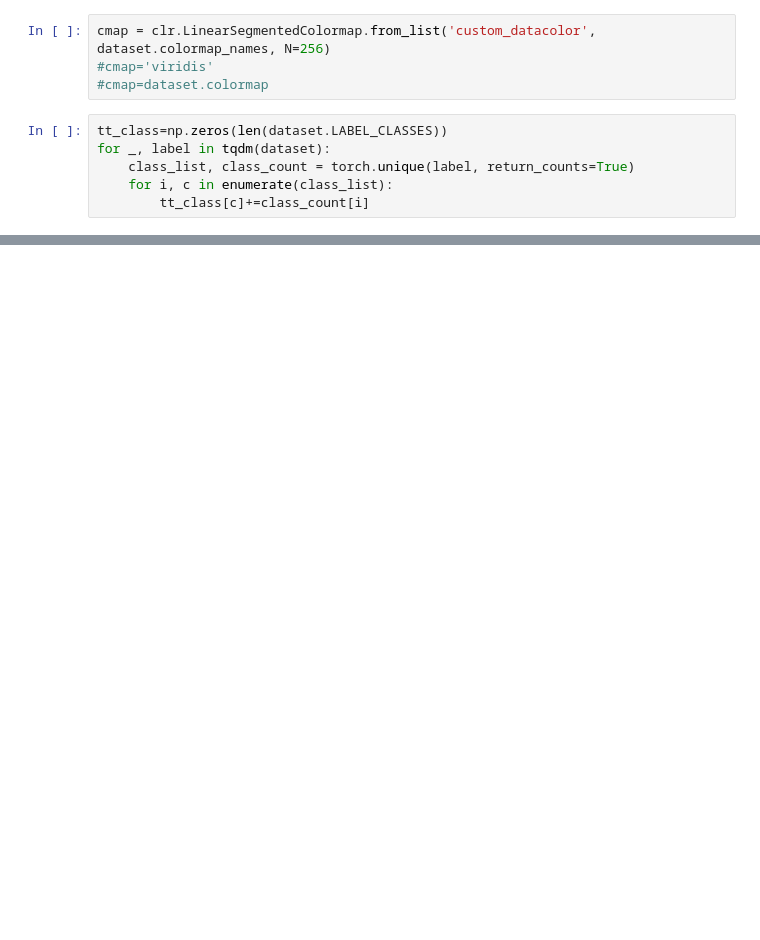
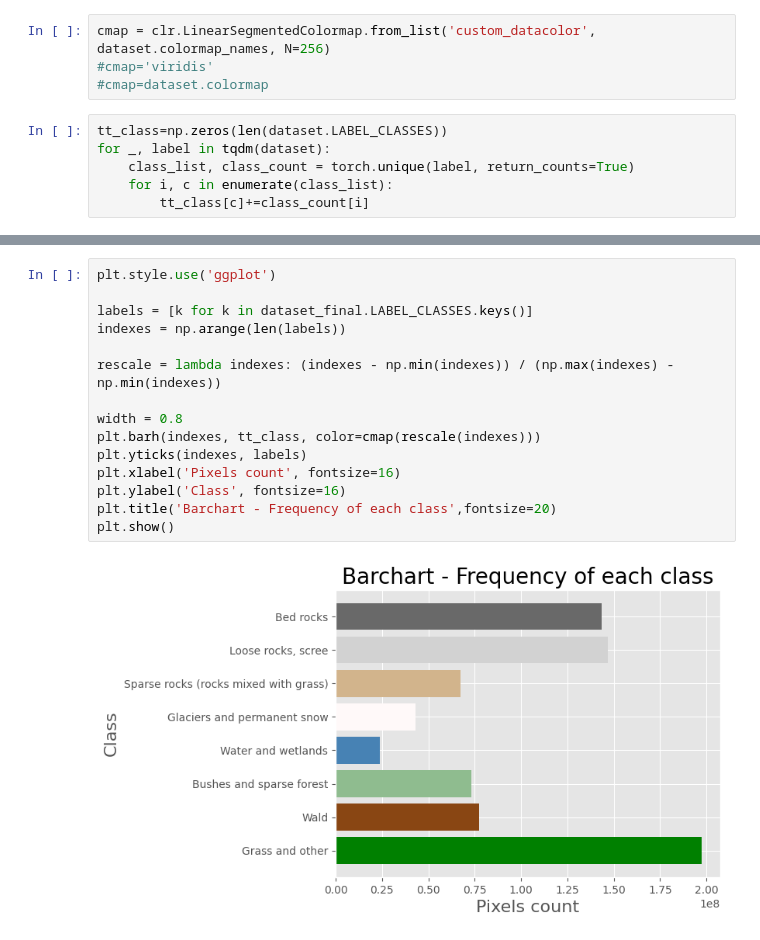
Before and after one commit to shoutizix/IPEO_Project, a Jupyter notebook: data_analysis.ipynb, the cells around one changed output, grey strips where cells are left out. Saved outputs shown, nothing was run; the diff lists cells and outputs as text; blank space fills up the shorter version.

```diff
--- a/data_analysis.ipynb
+++ b/data_analysis.ipynb
@@ -130,0 +285,17 @@ for img, label in tqdm(dataset):
+# %%
+plt.style.use('ggplot')
+
+labels = [k for k in dataset_final.LABEL_CLASSES.keys()]
+indexes = np.arange(len(labels))
+
+rescale = lambda indexes: (indexes - np.min(indexes)) / (np.max(indexes) - np.min(indexes))
+
+width = 0.8
+plt.barh(indexes, tt_class, color=cmap(rescale(indexes)))
+plt.yticks(indexes, labels)
+plt.xlabel('Pixels count', fontsize=16)
+plt.ylabel('Class', fontsize=16)
+plt.title('Barchart - Frequency of each class',fontsize=20)
+plt.show()
+# %% [output]
+[figure, added]
```
Also changed, not shown: parts of 28 cells of this notebook, 3 other files.
